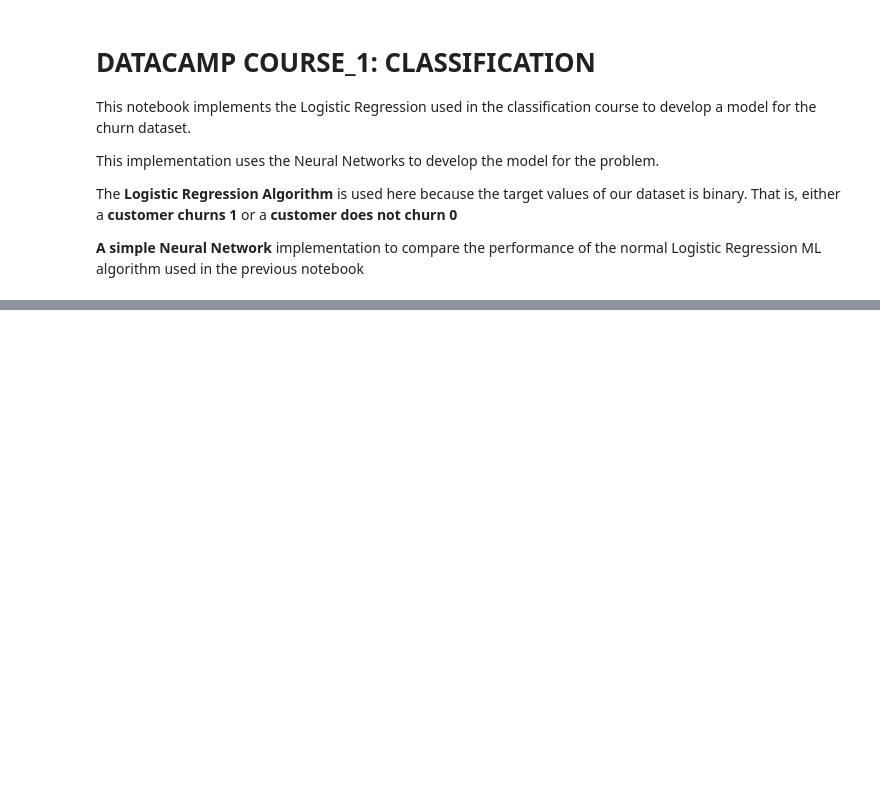
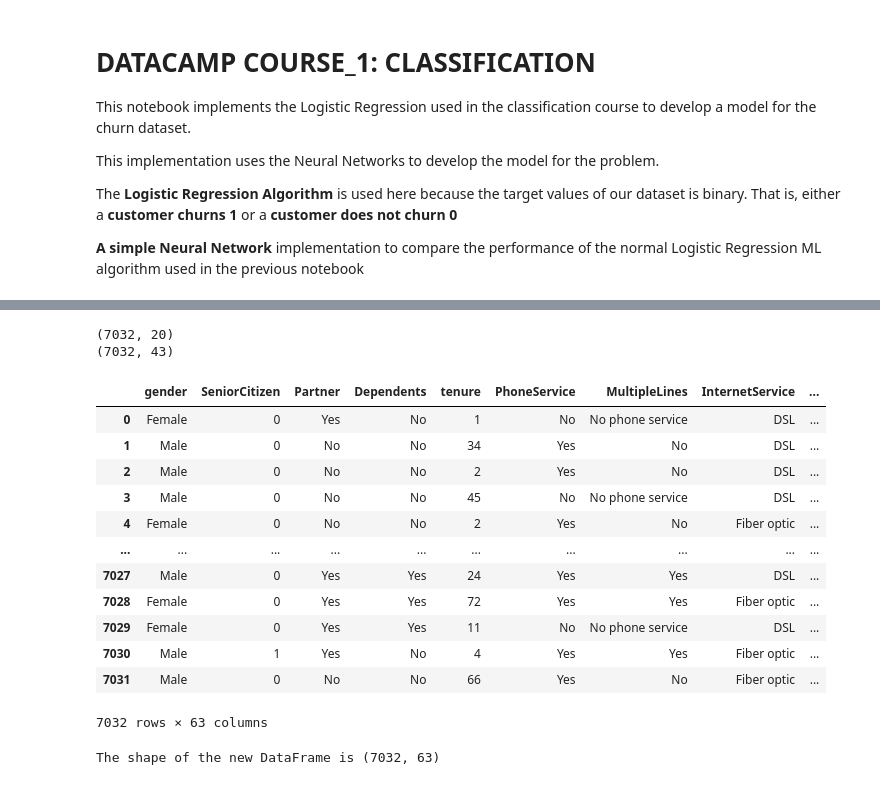
Before and after one commit to PercyAyimbilaNsolemna/Machine_Learning, a Jupyter notebook: DataCamp_Neural_Network_Customer_Churn/DataCamp_Customer_Churn_Neural_Network.ipynb, the cells around one changed output, grey strips where cells are left out. Saved outputs shown, nothing was run; the diff lists cells and outputs as text; code cells hidden in the pictures; blank space fills up the shorter version.

Commit message:
Load the data preprocessing code from the  notebook that solves the same problem using the Logistic Regression.

```diff
--- a/DataCamp_Neural_Network_Customer_Churn/DataCamp_Customer_Churn_Neural_Network.ipynb
+++ b/DataCamp_Neural_Network_Customer_Churn/DataCamp_Customer_Churn_Neural_Network.ipynb
@@ -30,0 +229,8 @@ warnings.simplefilter(action='ignore', category=FutureWarning)
+# %%
+#Use the fit_transform method in OneHotEncoder class to convert the categorical data into numerical data
+transformed_features = oneHotEncoder.fit_transform(data[data.select_dtypes(include=['object']).columns]).toarray()
+print(f'The shape of the transformed encoded features is {transformed_features.shape}')
+#Converts the transformed features from float to int
+transformed_features = transformed_features.astype(int)
+#Outputs the one hot encoded features
+print(transformed_features)
@@ -30,0 +246,6 @@ warnings.simplefilter(action='ignore', category=FutureWarning)
+# %%
+#Extracts the one hot encoded features
+encoded_features = oneHotEncoder.get_feature_names_out()
+#Outputs the one hot encoded features
+print(encoded_features)
+print(f'\nThe total number of encoded features are {len(encoded_features)}')
@@ -30,0 +271,4 @@ warnings.simplefilter(action='ignore', category=FutureWarning)
+# %%
+#Creating a DataFrame for the encoded features
+one_hot_encoded_features = pd.DataFrame(transformed_features, columns = encoded_features)
+print(one_hot_encoded_features)
@@ -30,0 +319,33 @@ warnings.simplefilter(action='ignore', category=FutureWarning)
+# %%
+# Reset indices to ensure alignment before concatinating to prevent NA in some of the cells
+data.reset_index(drop=True, inplace=True)
+one_hot_encoded_features.reset_index(drop=True, inplace=True)
+
+print(data.shape)
+print(one_hot_encoded_features.shape)
+# %% [output]
+(7032, 20)
+(7032, 43)
+# %%
+#Concatenates the one hot encoded features to the main training data
+data_new = pd.concat([data, one_hot_encoded_features], axis=1)
+data_new
+# %% [output]
+|  | gender | SeniorCitizen | Partner | Dependents | tenure | PhoneService | MultipleLines | InternetService | ... |
+| 0 | Female | 0 | Yes | No | 1 | No | No phone service | DSL | ... |
+| 1 | Male | 0 | No | No | 34 | Yes | No | DSL | ... |
+| 2 | Male | 0 | No | No | 2 | Yes | No | DSL | ... |
+| 3 | Male | 0 | No | No | 45 | No | No phone service | DSL | ... |
+| 4 | Female | 0 | No | No | 2 | Yes | No | Fiber optic | ... |
+| ... | ... | ... | ... | ... | ... | ... | ... | ... | ... |
+| 7027 | Male | 0 | Yes | Yes | 24 | Yes | Yes | DSL | ... |
+| 7028 | Female | 0 | Yes | Yes | 72 | Yes | Yes | Fiber optic | ... |
+| 7029 | Female | 0 | Yes | Yes | 11 | No | No phone service | DSL | ... |
+| 7030 | Male | 1 | Yes | No | 4 | Yes | Yes | Fiber optic | ... |
+| 7031 | Male | 0 | No | No | 66 | Yes | No | Fiber optic | ... |
+7032 rows × 63 columns
+# %%
+#Outputs the shape of the new DataFrame, which has the original features excluding the cunstomerID and the one hot encoded features
+print(f'The shape of the new DataFrame is {data_new.shape}')
+# %% [output]
+The shape of the new DataFrame is (7032, 63)
```
Also changed, not shown: parts of 46 cells of this notebook.
